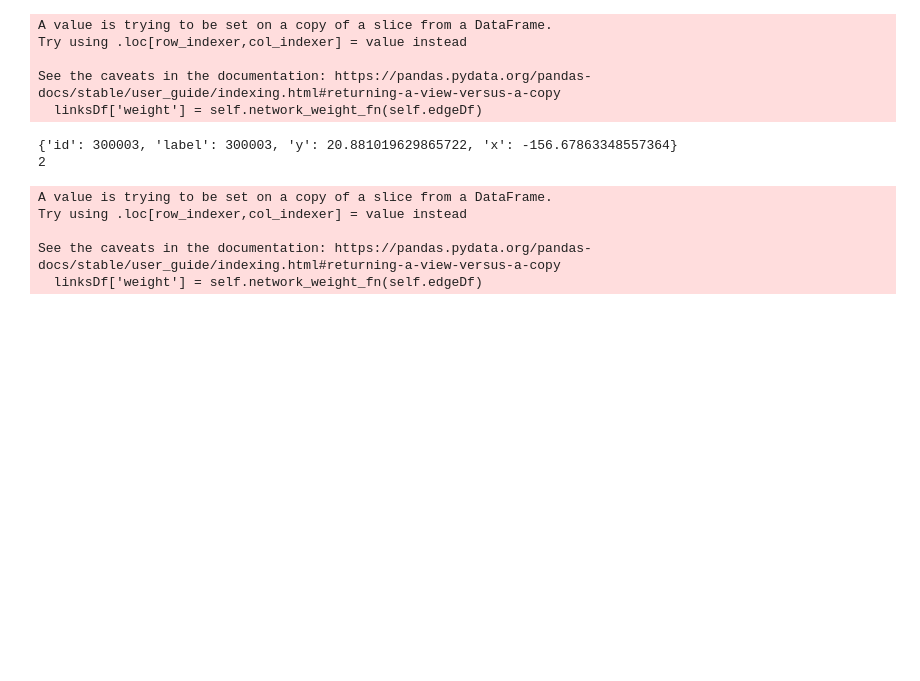
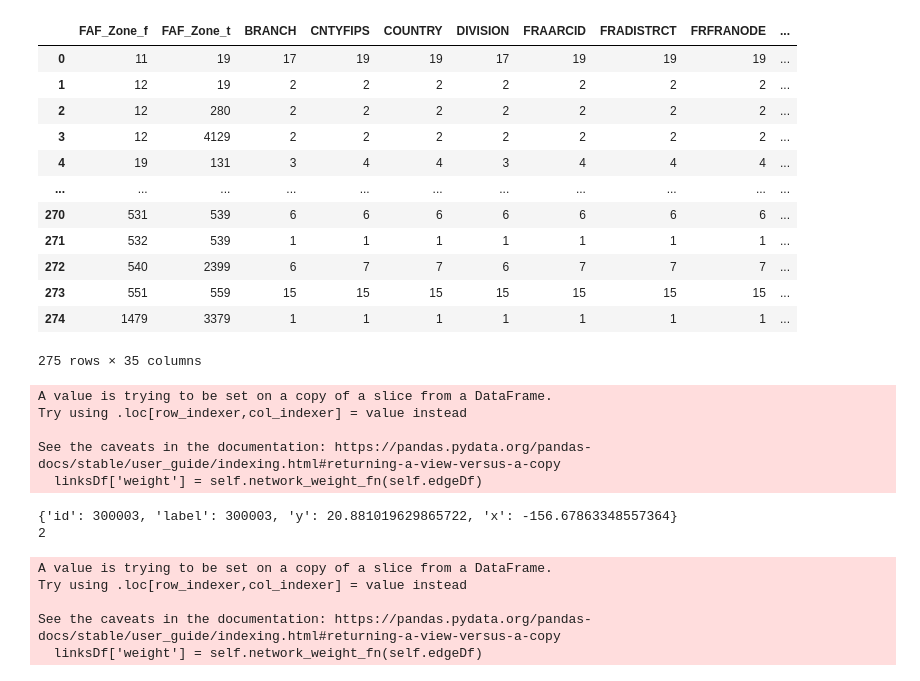
Before and after one commit to UMD-CTSM/network_flow_assignment, a Jupyter notebook: src/network_comparison.ipynb, the cells around one changed output. Saved outputs shown, nothing was run; the diff lists cells and outputs as text; code cells hidden in the pictures; blank space fills up the shorter version.

```diff
--- a/src/network_comparison.ipynb
+++ b/src/network_comparison.ipynb
@@ -26,3 +35,19 @@ faf_nodes = gpd.GeoDataFrame.from_file(faf_network_dir / 'faf_nodes.shp')
+# %%
+faf_links
+# %% [output]
+|  | FAF_Zone_f | FAF_Zone_t | BRANCH | CNTYFIPS | COUNTRY | DIVISION | FRAARCID | FRADISTRCT | FRFRANODE | ... |
+| 0 | 11 | 19 | 17 | 19 | 19 | 17 | 19 | 19 | 19 | ... |
+| 1 | 12 | 19 | 2 | 2 | 2 | 2 | 2 | 2 | 2 | ... |
+| 2 | 12 | 280 | 2 | 2 | 2 | 2 | 2 | 2 | 2 | ... |
+| 3 | 12 | 4129 | 2 | 2 | 2 | 2 | 2 | 2 | 2 | ... |
+| 4 | 19 | 131 | 3 | 4 | 4 | 3 | 4 | 4 | 4 | ... |
+| ... | ... | ... | ... | ... | ... | ... | ... | ... | ... | ... |
+| 270 | 531 | 539 | 6 | 6 | 6 | 6 | 6 | 6 | 6 | ... |
+| 271 | 532 | 539 | 1 | 1 | 1 | 1 | 1 | 1 | 1 | ... |
+| 272 | 540 | 2399 | 6 | 7 | 7 | 6 | 7 | 7 | 7 | ... |
+| 273 | 551 | 559 | 15 | 15 | 15 | 15 | 15 | 15 | 15 | ... |
+| 274 | 1479 | 3379 | 1 | 1 | 1 | 1 | 1 | 1 | 1 | ... |
+275 rows × 35 columns
 # %%
 agg_network_dir = BASE_DIR / 'resources/shapefiles/agg_network'
 agg_links = gpd.GeoDataFrame.from_file(agg_network_dir / 'agg_links.shp')
```
Also changed, not shown: parts of 11 cells of this notebook, 20 other files.
